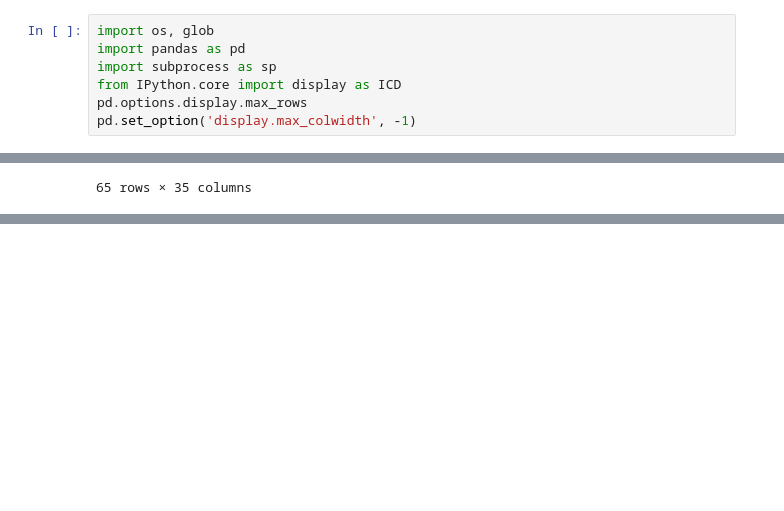
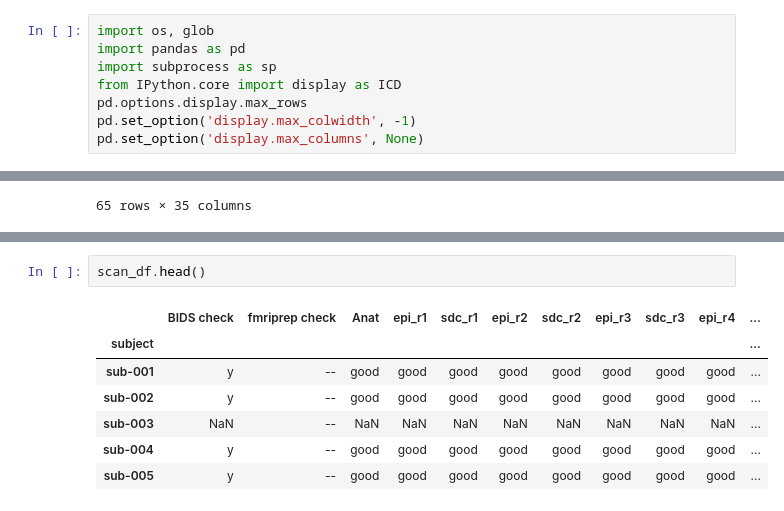
Before and after one commit to niblunc/bbx, a Jupyter notebook: fsl_preproc.ipynb, the cells around one changed output, grey strips where cells are left out. Drawn from its saved outputs; the diff is of its cells as text; blank space fills up the shorter version.

Commit message:
made final edit for preproc for day, all post fmriprep cols fill in working

```diff
--- a/fsl_preproc.ipynb
+++ b/fsl_preproc.ipynb
@@ -5,6 +5,7 @@ import subprocess as sp
 from IPython.core import display as ICD
 pd.options.display.max_rows
 pd.set_option('display.max_colwidth', -1)
+pd.set_option('display.max_columns', None)
 # %%
 scan_file ="bbx_scan_QC.tsv"
 # %%
@@ -145,0 +187,10 @@ Name: fd_r4, dtype: object
+# %%
+scan_df.head()
+# %% [output]
+|  | BIDS check | fmriprep check | Anat | epi_r1 | sdc_r1 | epi_r2 | sdc_r2 | epi_r3 | sdc_r3 | epi_r4 | ... |
+| subject |  |  |  |  |  |  |  |  |  |  | ... |
+| sub-001 | y | -- | good | good | good | good | good | good | good | good | ... |
+| sub-002 | y | -- | good | good | good | good | good | good | good | good | ... |
+| sub-003 | NaN | -- | NaN | NaN | NaN | NaN | NaN | NaN | NaN | NaN | ... |
+| sub-004 | y | -- | good | good | good | good | good | good | good | good | ... |
+| sub-005 | y | -- | good | good | good | good | good | good | good | good | ... |
```
Also changed, not shown: parts of 2 cells of this notebook.
